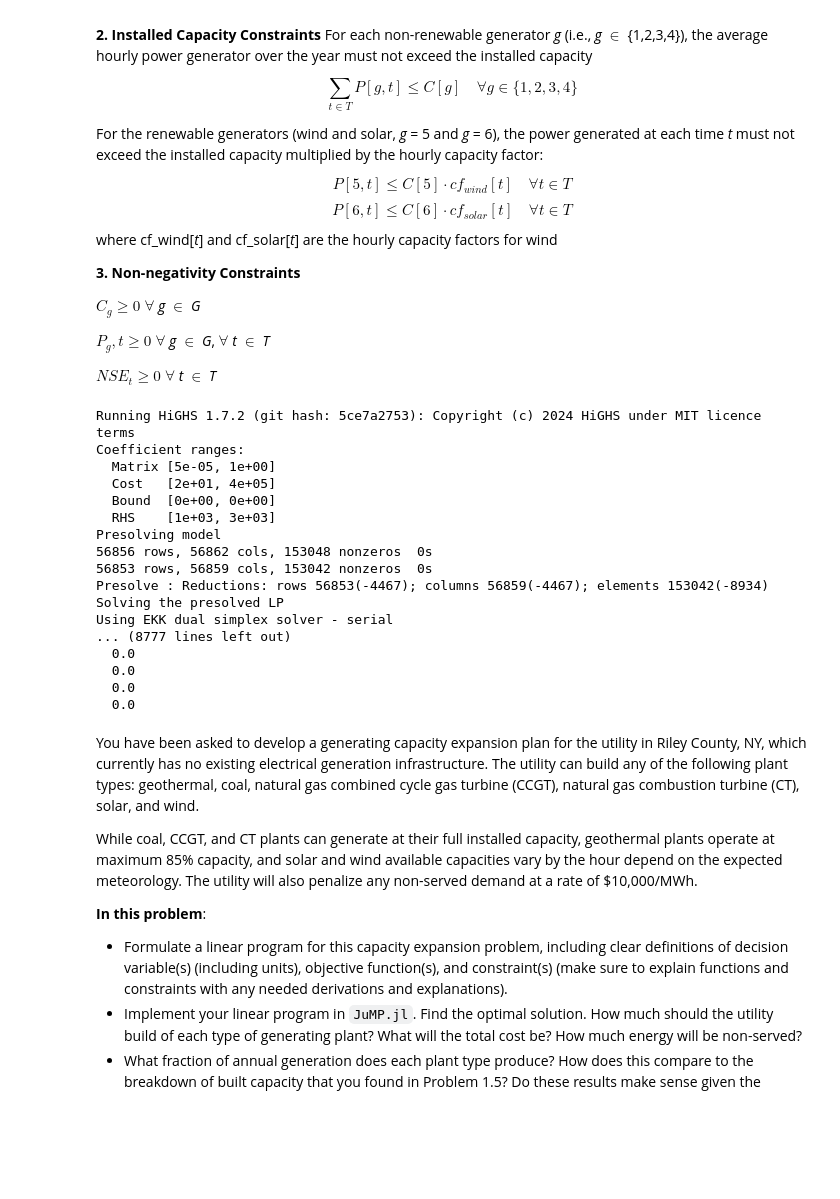
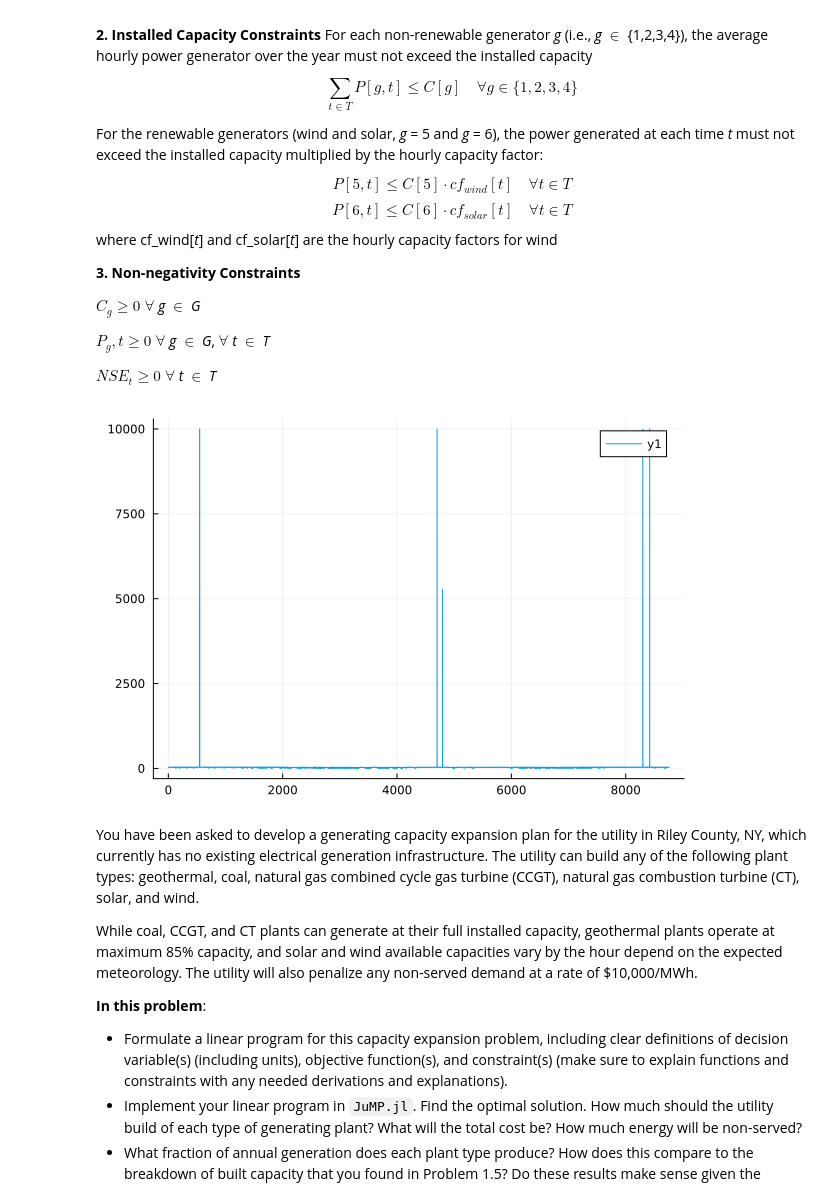
Before and after one commit to BEE4750-FA24/hw4-last-3-brain-cells, a Jupyter notebook: hw04.ipynb, the cells around one changed output. Cells and saved outputs as stored; diff of their text form; code cells hidden in the pictures; blank space fills up the shorter version.

Commit message:
graph

```diff
--- a/hw04.ipynb
+++ b/hw04.ipynb
@@ -497,23 +460,5 @@ optimize!(energy_model)
 
 # Display the results
 println("Optimal installed capacity: ", value.(C))
-println("Total cost: ", objective_value(energy_model))
-println("NSE: ", value.(NSE))
+#println("Total cost: ", objective_value(energy_model))
+println("NSE: ", sum(value.(NSE)))
-# %% [output]
-Running HiGHS 1.7.2 (git hash: 5ce7a2753): Copyright (c) 2024 HiGHS under MIT licence terms
-Coefficient ranges:
-  Matrix [5e-05, 1e+00]
-  Cost   [2e+01, 4e+05]
-  Bound  [0e+00, 0e+00]
-  RHS    [1e+03, 3e+03]
-Presolving model
-56856 rows, 56862 cols, 153048 nonzeros  0s
-56853 rows, 56859 cols, 153042 nonzeros  0s
-Presolve : Reductions: rows 56853(-4467); columns 56859(-4467); elements 153042(-8934)
-Solving the presolved LP
-Using EKK dual simplex solver - serial
-... (8777 lines left out)
-  0.0
-  0.0
-  0.0
-  0.0
@@ -520,3 +477,9 @@ Using EKK dual simplex solver - serial
+# %%
+# Make a plot of the electricity price in each hour
+elec_price = abs.(shadow_price.(demand_constraint).data)
+plot(demand.Hour, elec_price)
+# %% [output]
+[figure, added]
 # %% [markdown]
 You have been asked to develop a generating capacity expansion plan for
 the utility in Riley County, NY, which currently has no existing
```
Also changed, not shown: parts of 4 cells of this notebook.
